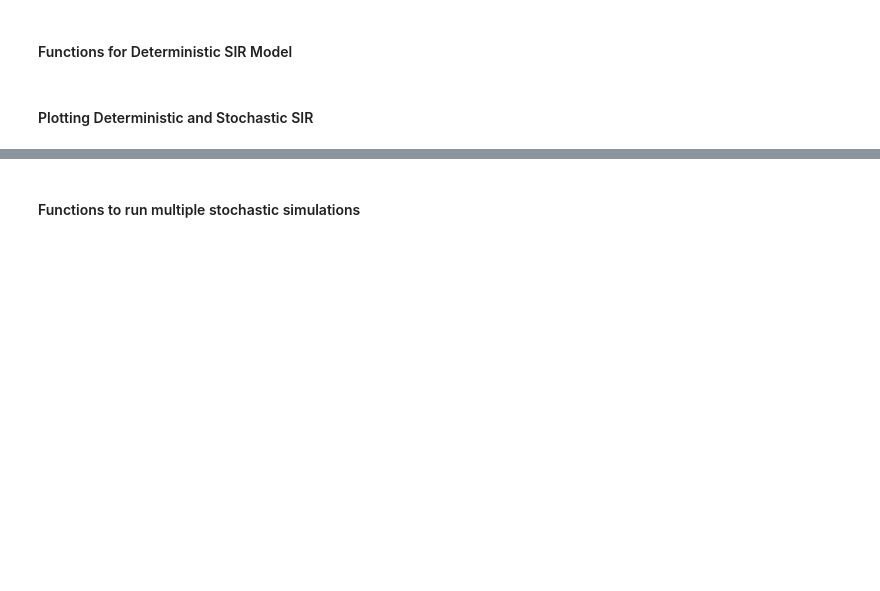
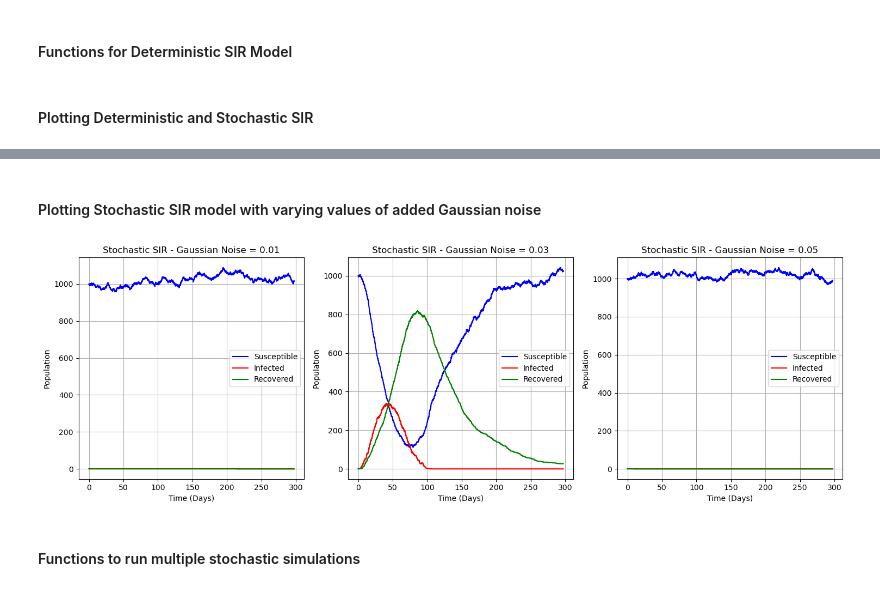
Before and after one commit to zoeazra/CLS-Ass-2, a Jupyter notebook: assignment 2.ipynb, the cells around one changed output, grey strips where cells are left out. Drawn from its saved outputs; the diff is of its cells as text; code cells hidden in the pictures; blank space fills up the shorter version.

Commit message:
should have everything

```diff
--- a/assignment 2.ipynb
+++ b/assignment 2.ipynb
@@ -210,3 +236,69 @@ plt.show()
+# %% [markdown]
+#### Plotting Stochastic SIR model with varying values of added Gaussian noise
+# %%
+# Defining the parameters
+X0 = 999
+Y0 = 1
+Z0 = 0
+N = X0 + Y0 + Z0
+
+beta = 1
+gamma = 0.3
+mu = 1/60
+
+tend = 300
+noise_scale1 = 0.01
+noise_scale2 = 0.03
+noise_scale3 = 0.05
+
+# seed = 42
+
+# Running the simulations
+Xs1, Ys1, Zs1, t, R0_stoch = gillespie_sir_with_noise(X0, Y0, Z0, beta, gamma, mu, N, tend, noise_scale1)
+Xs2, Ys2, Zs2, t, R0_stoch = gillespie_sir_with_noise(X0, Y0, Z0, beta, gamma, mu, N, tend, noise_scale2)
+Xs3, Ys3, Zs3, t, R0_stoch = gillespie_sir_with_noise(X0, Y0, Z0, beta, gamma, mu, N, tend, noise_scale3)
+
+# Ensure that t and Xs1, Ys1, Zs1, etc., have the same length
+min_len = min(len(t), len(Xs1), len(Xs2), len(Xs3), len(Ys1), len(Ys2), len(Ys3), len(Zs1), len(Zs2), len(Zs3))
+t = t[:min_len]
+Xs1, Ys1, Zs1 = Xs1[:min_len], Ys1[:min_len], Zs1[:min_len]
+Xs2, Ys2, Zs2 = Xs2[:min_len], Ys2[:min_len], Zs2[:min_len]
+Xs3, Ys3, Zs3 = Xs3[:min_len], Ys3[:min_len], Zs3[:min_len]
+
+# Plotting the figures
+fig, (ax1, ax2, ax3) = plt.subplots(1, 3, figsize=(15, 5))
+
+ax1.plot(t, Xs1, label="Susceptible", color='blue')
+ax1.plot(t, Ys1, label="Infected", color='red')
+ax1.plot(t, Zs1, label="Recovered", color='green')
+ax1.set_title(f"Stochastic SIR - Gaussian Noise = {noise_scale1}")
+ax1.set_xlabel("Time (Days)")
+ax1.set_ylabel("Population")
+ax1.legend(loc="best")
+ax1.grid(True)
+
+ax2.plot(t, Xs2, label="Susceptible", color='blue')
+ax2.plot(t, Ys2, label="Infected", color='red')
+ax2.plot(t, Zs2, label="Recovered", color='green')
+ax2.set_title(f"Stochastic SIR - Gaussian Noise = {noise_scale2}")
+ax2.set_xlabel("Time (Days)")
+ax2.set_ylabel("Population")
+ax2.legend(loc="best")
+ax2.grid(True)
+
+ax3.plot(t, Xs3, label="Susceptible", color='blue')
+ax3.plot(t, Ys3, label="Infected", color='red')
+ax3.plot(t, Zs3, label="Recovered", color='green')
+ax3.set_title(f"Stochastic SIR - Gaussian Noise = {noise_scale3}")
+ax3.set_xlabel("Time (Days)")
+ax3.set_ylabel("Population")
+ax3.legend(loc="best")
+ax3.grid(True)
+
+plt.tight_layout()
+plt.show()
+# %% [output]
+[figure, added]
 # %% [markdown]
 #### Functions to run multiple stochastic simulations
 # %%
```
Also changed, not shown: parts of 16 cells of this notebook.
